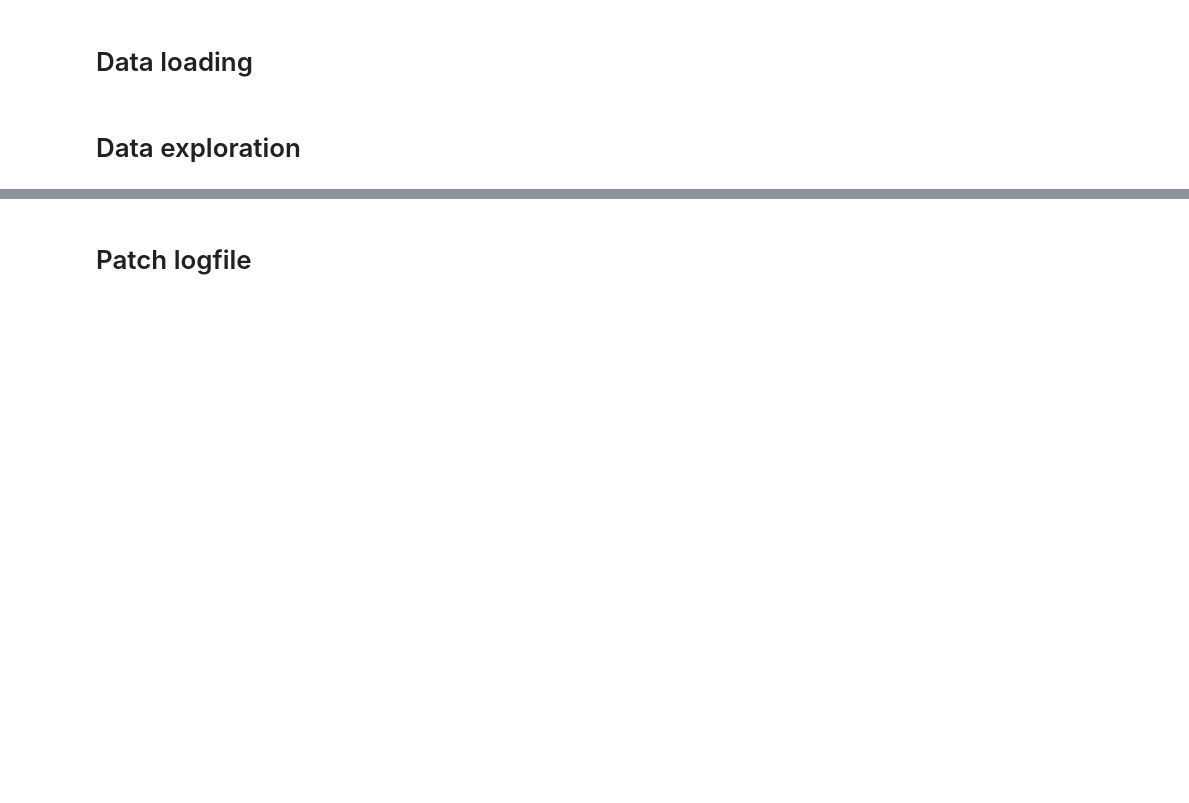
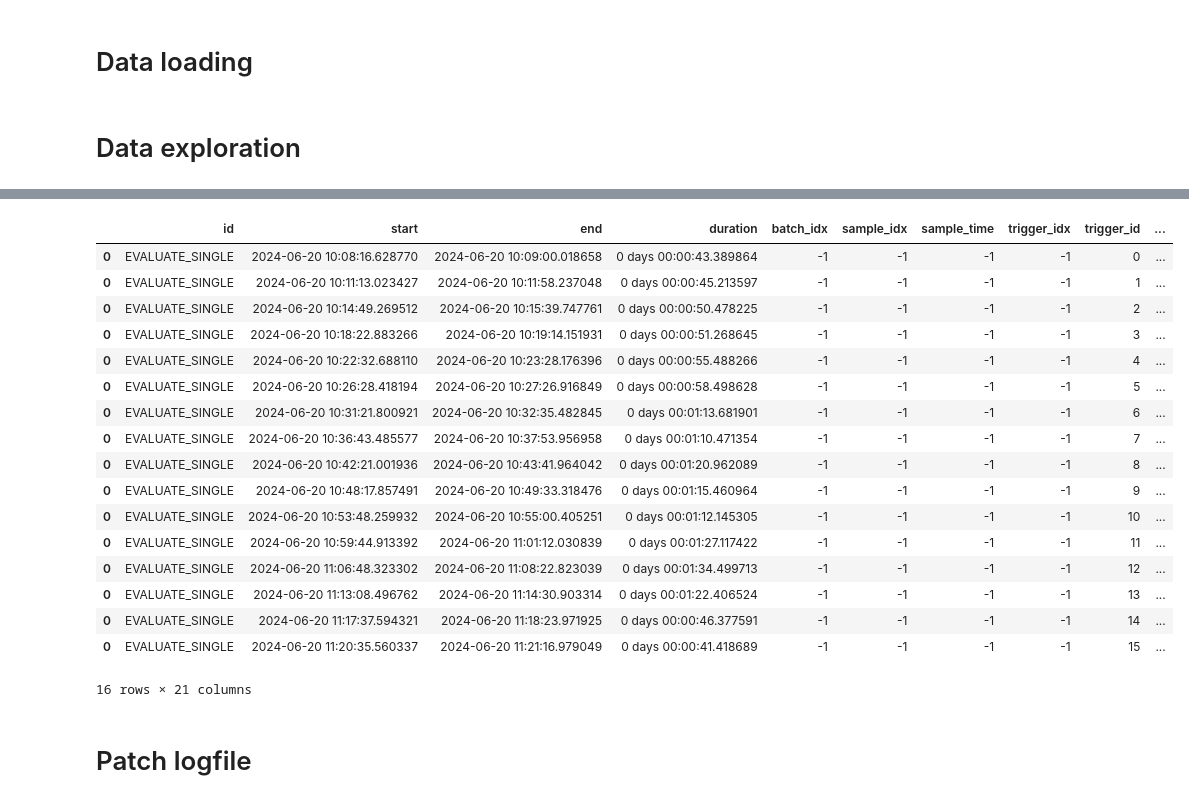
Before and after one commit to eth-easl/modyn, a Jupyter notebook: analytics/tools/patch_logfile.ipynb, the cells around one changed output, grey strips where cells are left out. Saved outputs shown, nothing was run; the diff lists cells and outputs as text; code cells hidden in the pictures; blank space fills up the shorter version.

```diff
--- a/analytics/tools/patch_logfile.ipynb
+++ b/analytics/tools/patch_logfile.ipynb
@@ -28,7 +28,7 @@ from pathlib import Path
 # %%
 # VARIABLES
 
-pipeline_logfile = Path("/Users/robinholzinger/robin/dev/eth/modyn/.data/evaluation_results/pipeline_5/pipeline.log")
+pipeline_logfile = Path("/Users/robinholzinger/robin/dev/eth/modyn-2/.analytics.log/.data/pipeline_6o/pipeline.log")
 # %%
 logs = PipelineLogs.model_validate_json(pipeline_logfile.read_text())
 # %%
@@ -39,8 +39,8 @@ from analytics.app.data.transform import dfs_models_and_evals
 
 df_logs = logs_dataframe(logs)
 # max_timestamp = df_logs["sample_time"].max()
-max_timestamp = 1703682949
-df_models, df_evals = dfs_models_and_evals(logs, max_timestamp)
+max_timestamp = df_logs["sample_time"].max()
+df_models, eval_requests, evals_metrics = dfs_models_and_evals(logs, max_timestamp)
 # %% [markdown]
 # Data exploration
 # %%
@@ -52,3 +83,24 @@ df_evals[df_evals["most_recent_model"]]
+# %%
+eval_requests[eval_requests["currently_active_model"]]
+# %% [output]
+|  | id | start | end | duration | batch_idx | sample_idx | sample_time | trigger_idx | trigger_id | ... |
+| 0 | EVALUATE_SINGLE | 2024-06-20 10:08:16.628770 | 2024-06-20 10:09:00.018658 | 0 days 00:00:43.389864 | -1 | -1 | -1 | -1 | 0 | ... |
+| 0 | EVALUATE_SINGLE | 2024-06-20 10:11:13.023427 | 2024-06-20 10:11:58.237048 | 0 days 00:00:45.213597 | -1 | -1 | -1 | -1 | 1 | ... |
+| 0 | EVALUATE_SINGLE | 2024-06-20 10:14:49.269512 | 2024-06-20 10:15:39.747761 | 0 days 00:00:50.478225 | -1 | -1 | -1 | -1 | 2 | ... |
+| 0 | EVALUATE_SINGLE | 2024-06-20 10:18:22.883266 | 2024-06-20 10:19:14.151931 | 0 days 00:00:51.268645 | -1 | -1 | -1 | -1 | 3 | ... |
+| 0 | EVALUATE_SINGLE | 2024-06-20 10:22:32.688110 | 2024-06-20 10:23:28.176396 | 0 days 00:00:55.488266 | -1 | -1 | -1 | -1 | 4 | ... |
+| 0 | EVALUATE_SINGLE | 2024-06-20 10:26:28.418194 | 2024-06-20 10:27:26.916849 | 0 days 00:00:58.498628 | -1 | -1 | -1 | -1 | 5 | ... |
+| 0 | EVALUATE_SINGLE | 2024-06-20 10:31:21.800921 | 2024-06-20 10:32:35.482845 | 0 days 00:01:13.681901 | -1 | -1 | -1 | -1 | 6 | ... |
+| 0 | EVALUATE_SINGLE | 2024-06-20 10:36:43.485577 | 2024-06-20 10:37:53.956958 | 0 days 00:01:10.471354 | -1 | -1 | -1 | -1 | 7 | ... |
+| 0 | EVALUATE_SINGLE | 2024-06-20 10:42:21.001936 | 2024-06-20 10:43:41.964042 | 0 days 00:01:20.962089 | -1 | -1 | -1 | -1 | 8 | ... |
+| 0 | EVALUATE_SINGLE | 2024-06-20 10:48:17.857491 | 2024-06-20 10:49:33.318476 | 0 days 00:01:15.460964 | -1 | -1 | -1 | -1 | 9 | ... |
+| 0 | EVALUATE_SINGLE | 2024-06-20 10:53:48.259932 | 2024-06-20 10:55:00.405251 | 0 days 00:01:12.145305 | -1 | -1 | -1 | -1 | 10 | ... |
+| 0 | EVALUATE_SINGLE | 2024-06-20 10:59:44.913392 | 2024-06-20 11:01:12.030839 | 0 days 00:01:27.117422 | -1 | -1 | -1 | -1 | 11 | ... |
+| 0 | EVALUATE_SINGLE | 2024-06-20 11:06:48.323302 | 2024-06-20 11:08:22.823039 | 0 days 00:01:34.499713 | -1 | -1 | -1 | -1 | 12 | ... |
+| 0 | EVALUATE_SINGLE | 2024-06-20 11:13:08.496762 | 2024-06-20 11:14:30.903314 | 0 days 00:01:22.406524 | -1 | -1 | -1 | -1 | 13 | ... |
+| 0 | EVALUATE_SINGLE | 2024-06-20 11:17:37.594321 | 2024-06-20 11:18:23.971925 | 0 days 00:00:46.377591 | -1 | -1 | -1 | -1 | 14 | ... |
+| 0 | EVALUATE_SINGLE | 2024-06-20 11:20:35.560337 | 2024-06-20 11:21:16.979049 | 0 days 00:00:41.418689 | -1 | -1 | -1 | -1 | 15 | ... |
+16 rows × 21 columns
 # %% [markdown]
 # Patch logfile
 # %%
```
Also changed, not shown: parts of 5 cells of this notebook, 9 other files.
